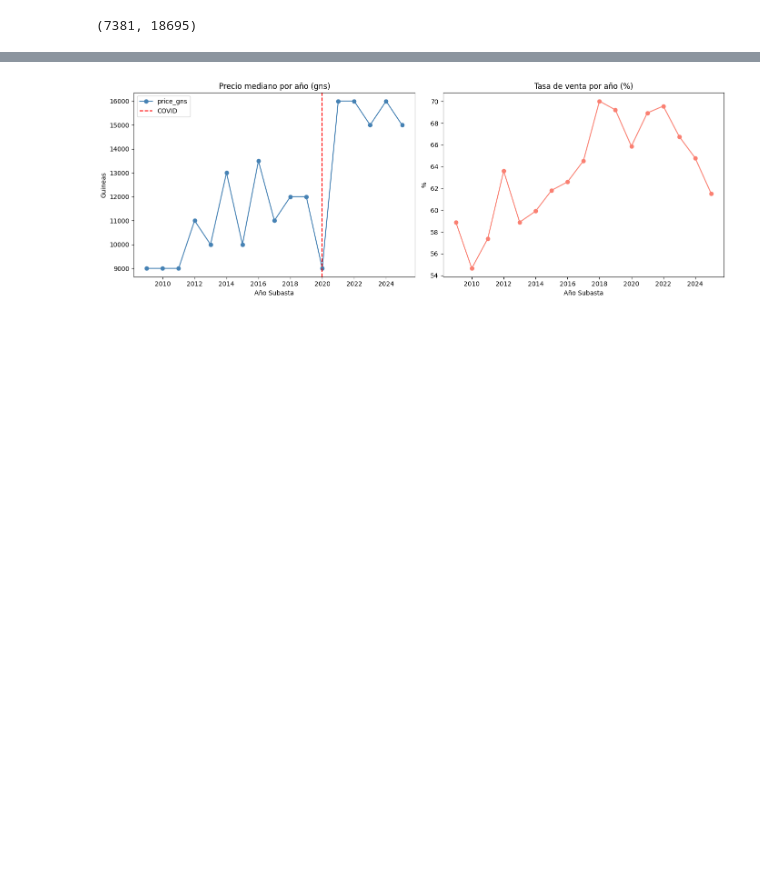
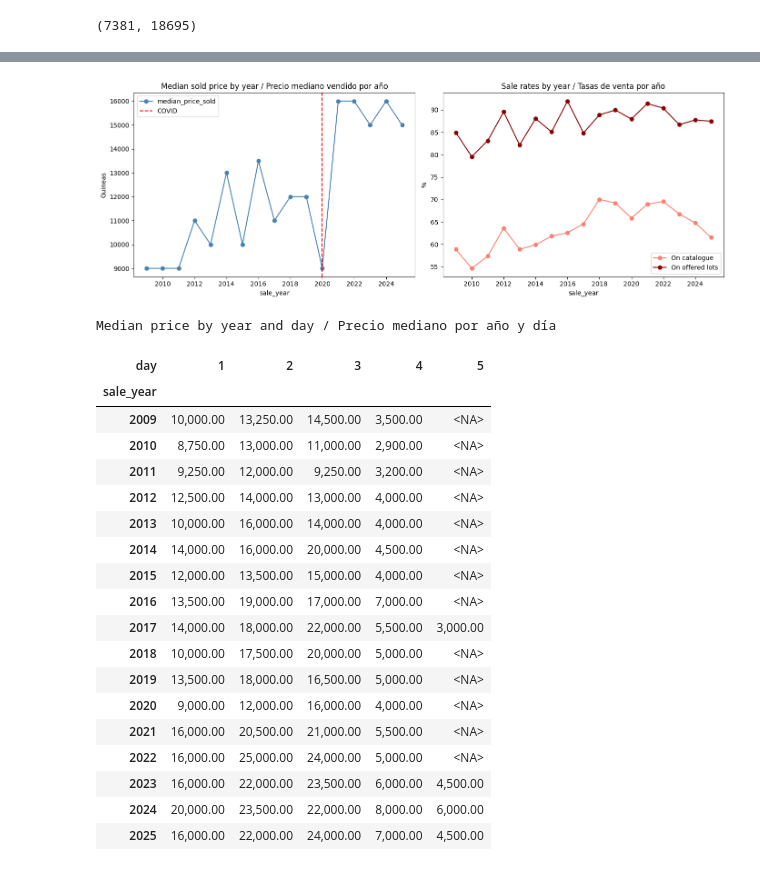
Before and after one commit to carroyo03/tfm-tattersalls, a Jupyter notebook: 01_EDA.ipynb, the cells around one changed output, grey strips where cells are left out. Saved outputs shown, nothing was run; the diff lists cells and outputs as text; code cells hidden in the pictures; blank space fills up the shorter version.

```diff
--- a/01_EDA.ipynb
+++ b/01_EDA.ipynb
@@ -194,4 +477,4 @@ int(autumn_horses_df['price_gns'].isna().sum()),int(autumn_horses_df['price_gns'
 # %% [output]
 (7381, 18695)
 # %%
-autumn_horses_df['year'] = autumn_horses_df['Year Foaled'].astype('Int64')
+autumn_horses_df['birth_year'] = autumn_horses_df['birth_year'].astype('Int64')
@@ -230,12 +556,19 @@ Not Sold con precio: 781
 # %%
-# 2. Distribución temporal
-by_year = autumn_horses_df.groupby('Año Subasta').agg(
-    total=('sold', 'count'),
-    vendidos=('sold', 'sum')
+# 2. Temporal structure / Estructura temporal
+by_year = (
+    autumn_horses_df.groupby('sale_year')
+    .agg(
+        total_catalogued=('lot', 'size'),
+        offered=('is_offered_for_sale', 'sum'),
+        sold_to_third_party=('sold_to_third_party', 'sum'),
+        vendor_buyback=('vendor_buyback', 'sum'),
+        lot_not_sold=('lot_not_sold', 'sum'),
+        withdrawn=('lot_withdrawn', 'sum'),
+        median_price_sold=('price_gns', lambda s: s[autumn_horses_df.loc[s.index, 'sold_to_third_party']].median())
+    )
 )
-by_year['pct_vendido'] = by_year['vendidos'] / by_year['total'] * 100
-by_year['precio_mediano'] = autumn_horses_df[autumn_horses_df['sold']==1].groupby('Año Subasta')['price_gns'].apply(
-        lambda x: pd.to_numeric(x.astype(str).str.replace(',',''), errors='coerce').median()
-    )
-by_year
+by_year['sale_rate_on_catalogue'] = 100 * by_year['sold_to_third_party'] / by_year['total_catalogued']
+by_year['sale_rate_on_offered'] = 100 * by_year['sold_to_third_party'] / by_year['offered']
+by_year['withdrawal_rate'] = 100 * by_year['withdrawn'] / by_year['total_catalogued']
+by_year.round(2)
 # %% [output]
@@ -396,21 +843,43 @@ Year Foaled
 # %%
 fig, axes = plt.subplots(1, 2, figsize=(14, 5))
 
-by_year_plot = autumn_horses_df[autumn_horses_df['sold']==1]\
-    .groupby('Año Subasta')['price_gns'].median()
-by_year_plot.plot(ax=axes[0], marker='o', color='steelblue')
-axes[0].set_title('Precio mediano por año (gns)')
+by_year['median_price_sold'].plot(ax=axes[0], marker='o', color='steelblue')
+axes[0].set_title('Median sold price by year / Precio mediano vendido por año')
 axes[0].set_ylabel('Guineas')
 axes[0].axvline(x=2020, color='red', linestyle='--', label='COVID')
 axes[0].legend()
 
-# Tasa de venta por año
-pct_by_year = autumn_horses_df.groupby('Año Subasta')['sold'].mean() * 100
-pct_by_year.plot(ax=axes[1], marker='o', color='salmon')
-axes[1].set_title('Tasa de venta por año (%)')
+by_year['sale_rate_on_catalogue'].plot(ax=axes[1], marker='o', color='salmon', label='On catalogue')
+by_year['sale_rate_on_offered'].plot(ax=axes[1], marker='o', color='darkred', label='On offered lots')
+axes[1].set_title('Sale rates by year / Tasas de venta por año')
 axes[1].set_ylabel('%')
+axes[1].legend()
 plt.tight_layout()
 plt.show()
+
+day_year_pivot = df_sold.pivot_table(index='sale_year', columns='day', values='price_gns', aggfunc='median')
+print('Median price by year and day / Precio mediano por año y día')
+display(day_year_pivot)
 # %% [output]
-[figure, old version]
+[figure, new version]
+Median price by year and day / Precio mediano por año y día
+| day | 1 | 2 | 3 | 4 | 5 |
+| sale_year |  |  |  |  |  |
+| 2009 | 10,000.00 | 13,250.00 | 14,500.00 | 3,500.00 | <NA> |
+| 2010 | 8,750.00 | 13,000.00 | 11,000.00 | 2,900.00 | <NA> |
+| 2011 | 9,250.00 | 12,000.00 | 9,250.00 | 3,200.00 | <NA> |
+| 2012 | 12,500.00 | 14,000.00 | 13,000.00 | 4,000.00 | <NA> |
+| 2013 | 10,000.00 | 16,000.00 | 14,000.00 | 4,000.00 | <NA> |
+| 2014 | 14,000.00 | 16,000.00 | 20,000.00 | 4,500.00 | <NA> |
+| 2015 | 12,000.00 | 13,500.00 | 15,000.00 | 4,000.00 | <NA> |
+| 2016 | 13,500.00 | 19,000.00 | 17,000.00 | 7,000.00 | <NA> |
+| 2017 | 14,000.00 | 18,000.00 | 22,000.00 | 5,500.00 | 3,000.00 |
+| 2018 | 10,000.00 | 17,500.00 | 20,000.00 | 5,000.00 | <NA> |
+| 2019 | 13,500.00 | 18,000.00 | 16,500.00 | 5,000.00 | <NA> |
+| 2020 | 9,000.00 | 12,000.00 | 16,000.00 | 4,000.00 | <NA> |
+| 2021 | 16,000.00 | 20,500.00 | 21,000.00 | 5,500.00 | <NA> |
+| 2022 | 16,000.00 | 25,000.00 | 24,000.00 | 5,000.00 | <NA> |
+| 2023 | 16,000.00 | 22,000.00 | 23,500.00 | 6,000.00 | 4,500.00 |
+| 2024 | 20,000.00 | 23,500.00 | 22,000.00 | 8,000.00 | 6,000.00 |
+| 2025 | 16,000.00 | 22,000.00 | 24,000.00 | 7,000.00 | 4,500.00 |
 # %%
```
Also changed, not shown: parts of 37 cells of this notebook, 2 other files.
